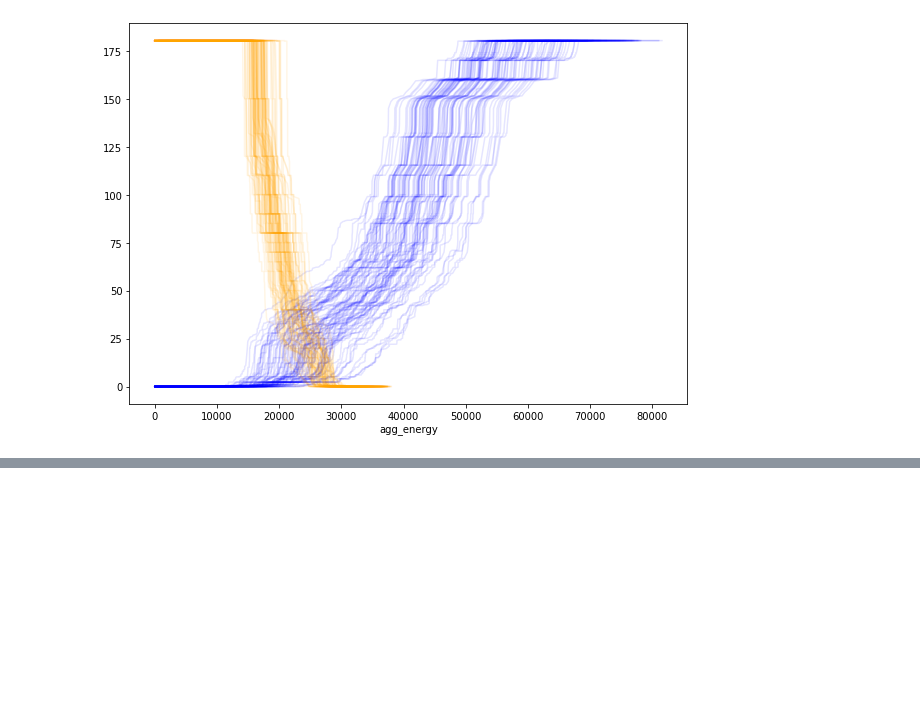
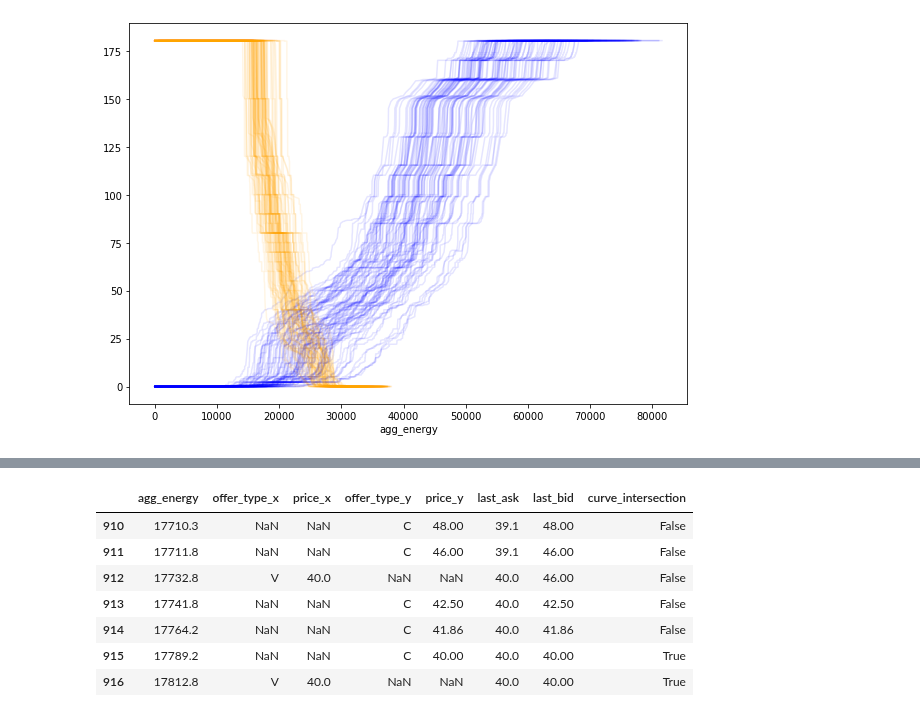
Before and after one commit to NonoMalpi/electricity, a Jupyter notebook: notebooks/AgentCurves.ipynb, the cells around one changed output, grey strips where cells are left out. Drawn from its saved outputs; the diff is of its cells as text; code cells hidden in the pictures; blank space fills up the shorter version.

```diff
--- a/notebooks/AgentCurves.ipynb
+++ b/notebooks/AgentCurves.ipynb
@@ -134,0 +173,11 @@ plt.show()
+# %%
+df_price.iloc[910:917]
+# %% [output]
+|  | agg_energy | offer_type_x | price_x | offer_type_y | price_y | last_ask | last_bid | curve_intersection |
+| 910 | 17710.3 | NaN | NaN | C | 48.00 | 39.1 | 48.00 | False |
+| 911 | 17711.8 | NaN | NaN | C | 46.00 | 39.1 | 46.00 | False |
+| 912 | 17732.8 | V | 40.0 | NaN | NaN | 40.0 | 46.00 | False |
+| 913 | 17741.8 | NaN | NaN | C | 42.50 | 40.0 | 42.50 | False |
+| 914 | 17764.2 | NaN | NaN | C | 41.86 | 40.0 | 41.86 | False |
+| 915 | 17789.2 | NaN | NaN | C | 40.00 | 40.0 | 40.00 | True |
+| 916 | 17812.8 | V | 40.0 | NaN | NaN | 40.0 | 40.00 | True |
```
Also changed, not shown: parts of 9 cells of this notebook.
